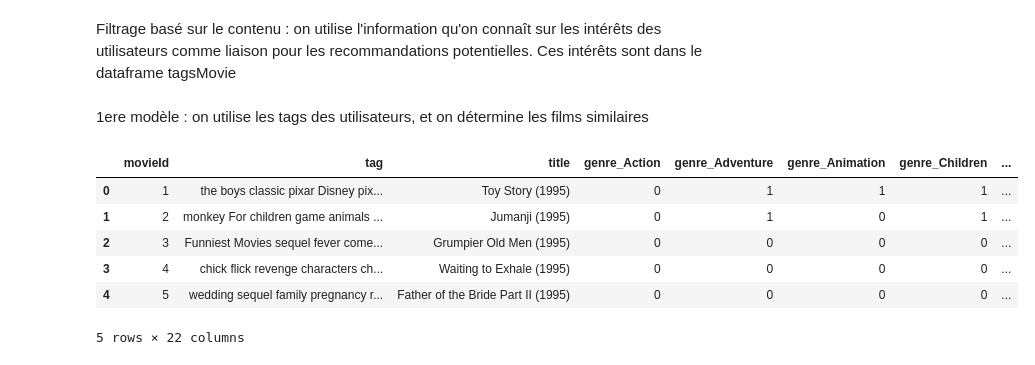
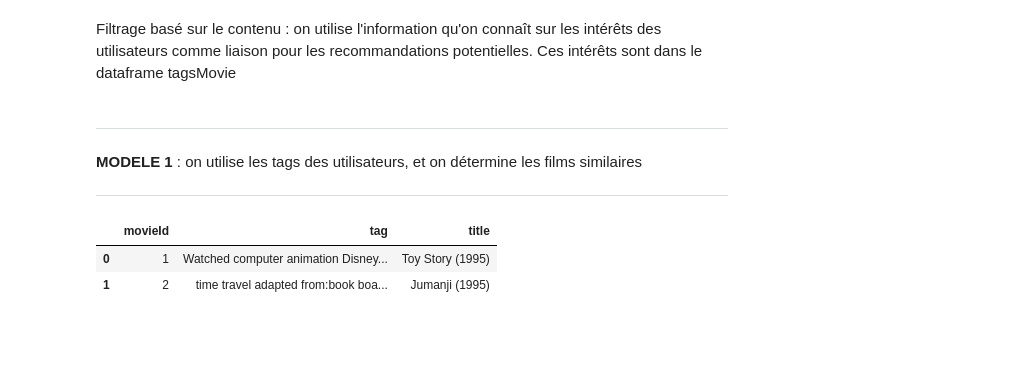
Before and after one commit to BoostMetrics/Recommandation-de-films, a Jupyter notebook: notebooks/03-modeling/model_mvlens_filtrage_contenu.ipynb, the cells around one changed output. Cells and saved outputs as stored; diff of their text form; code cells hidden in the pictures; blank space fills up the shorter version.

```diff
--- a/notebooks/03-modeling/model_mvlens_filtrage_contenu.ipynb
+++ b/notebooks/03-modeling/model_mvlens_filtrage_contenu.ipynb
@@ -16,21 +17,23 @@ from nltk.corpus import stopwords
 # %% [markdown]
 Chargement des données
 # %%
-movies = pd.read_csv('ratings_preprocessed.csv')
-tagsMovie = pd.read_csv('tags_preprocessed.csv')
-genomeMovie = pd.read_csv('genome_scores_preprocessed.csv')
+#movies = pd.read_csv('ratings_preprocessed.csv')
+#tagsMovie = pd.read_csv('tags_preprocessed.csv')
+#genomeMovie = pd.read_csv('genome_scores_preprocessed.csv')
+
+tagsMovie = pd.read_csv('tags_cleaned.csv')
+genomeMovie = pd.read_csv('genome_tags_movies.csv')
 # %% [markdown]
 
 Filtrage basé sur le contenu : on utilise l'information qu'on connaît sur les intérêts des utilisateurs comme liaison pour les recommandations potentielles. Ces intérêts sont dans le dataframe tagsMovie
 # %% [markdown]
-1ere modèle : on utilise les tags des utilisateurs, et on détermine les films similaires
+************
+**MODELE 1** : on utilise les tags des utilisateurs, et on détermine les films similaires
+************
 # %%
-tagsMovie.head()
+# nous avons une ligne par film. Et pour chaque film nous avons l'ensemble des tags des utilisateurs en un mot
+tagsMovie.head(2)
 # %% [output]
-|  | movieId | tag | title | genre_Action | genre_Adventure | genre_Animation | genre_Children | ... |
-| 0 | 1 | the boys classic pixar Disney pix... | Toy Story (1995) | 0 | 1 | 1 | 1 | ... |
-| 1 | 2 | monkey For children game animals ... | Jumanji (1995) | 0 | 1 | 0 | 1 | ... |
-| 2 | 3 | Funniest Movies sequel fever come... | Grumpier Old Men (1995) | 0 | 0 | 0 | 0 | ... |
-| 3 | 4 | chick flick revenge characters ch... | Waiting to Exhale (1995) | 0 | 0 | 0 | 0 | ... |
-| 4 | 5 | wedding sequel family pregnancy r... | Father of the Bride Part II (1995) | 0 | 0 | 0 | 0 | ... |
+|  | movieId | tag | title |
+| 0 | 1 | Watched computer animation Disney... | Toy Story (1995) |
+| 1 | 2 | time travel adapted from:book boa... | Jumanji (1995) |
-5 rows × 22 columns
```
Also changed, not shown: parts of 32 cells of this notebook, 4 other files.
